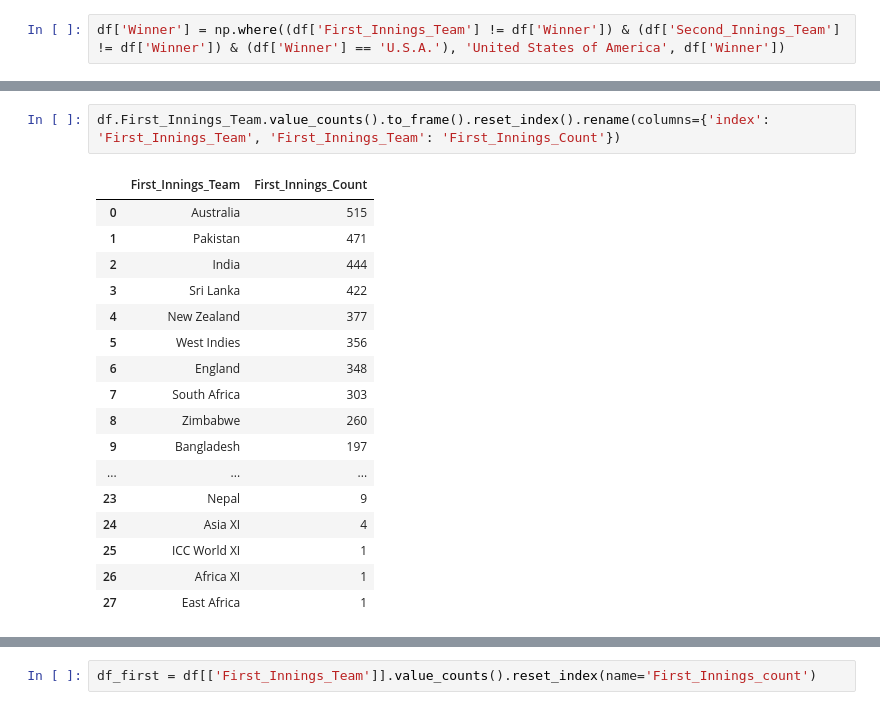
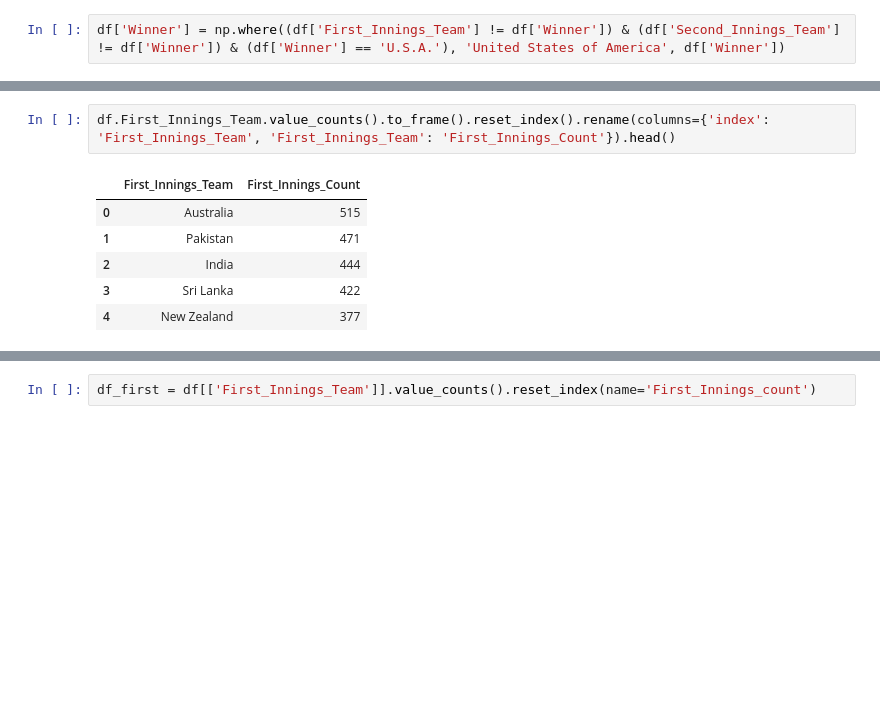
Before and after one commit to atifiu/one_day_cricket_scrapping_project, a Jupyter notebook: one_day_cricket_scrapping_espn.ipynb, the cells around one changed output, grey strips where cells are left out. Saved outputs shown, nothing was run; the diff lists cells and outputs as text; blank space fills up the shorter version.

```diff
--- a/one_day_cricket_scrapping_espn.ipynb
+++ b/one_day_cricket_scrapping_espn.ipynb
@@ -800,21 +775,10 @@ df2.to_frame()
 # %%
-df.First_Innings_Team.value_counts().to_frame().reset_index().rename(columns={'index': 'First_Innings_Team', 'First_Innings_Team': 'First_Innings_Count'})
+df.First_Innings_Team.value_counts().to_frame().reset_index().rename(columns={'index': 'First_Innings_Team', 'First_Innings_Team': 'First_Innings_Count'}).head()
 # %% [output]
 |  | First_Innings_Team | First_Innings_Count |
 | 0 | Australia | 515 |
 | 1 | Pakistan | 471 |
 | 2 | India | 444 |
 | 3 | Sri Lanka | 422 |
 | 4 | New Zealand | 377 |
-| 5 | West Indies | 356 |
-| 6 | England | 348 |
-| 7 | South Africa | 303 |
-| 8 | Zimbabwe | 260 |
-| 9 | Bangladesh | 197 |
-| ... | ... | ... |
-| 23 | Nepal | 9 |
-| 24 | Asia XI | 4 |
-| 25 | ICC World XI | 1 |
-| 26 | Africa XI | 1 |
-| 27 | East Africa | 1 |
 # %%
```
Also changed, not shown: parts of 157 cells of this notebook, 1 other file.
